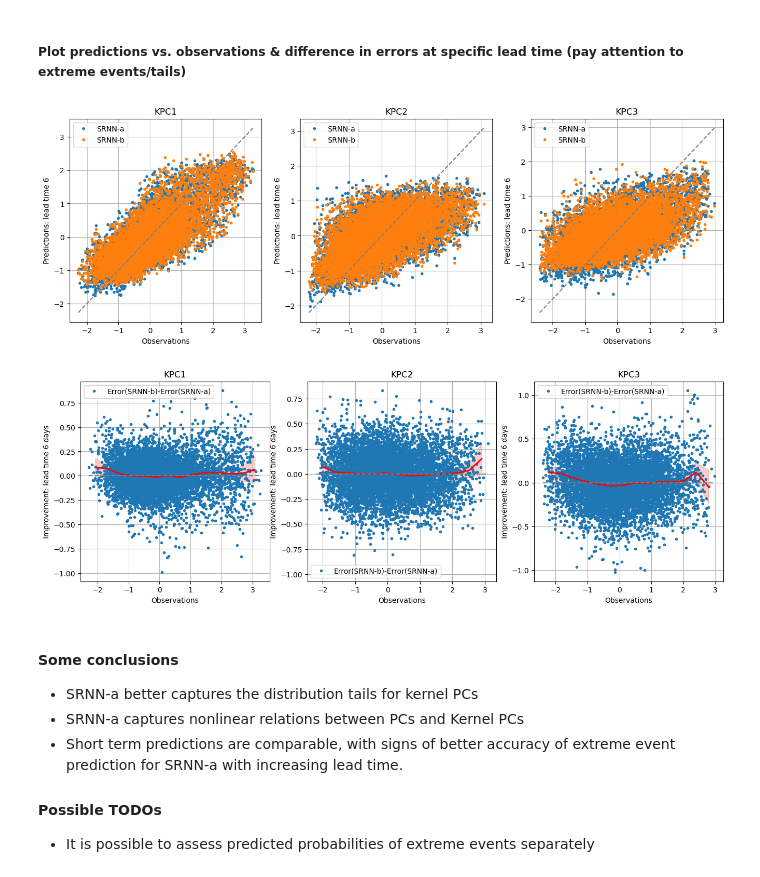
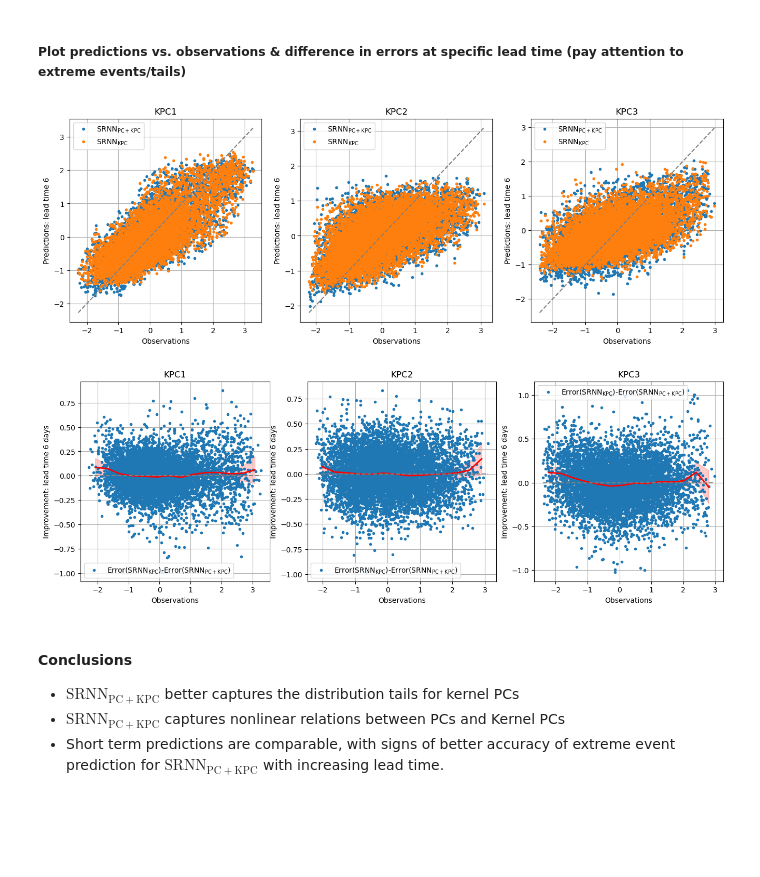
Before and after one commit to andrei-ml/stochastic-rnn, a Jupyter notebook: atmospheric_regimes_modeling/ncep_reanalysis_hgt_100hpa/step5_results.ipynb, the cells around one changed output. Drawn from its saved outputs; the diff is of its cells as text; code cells hidden in the pictures; blank space fills up the shorter version.

```diff
--- a/atmospheric_regimes_modeling/ncep_reanalysis_hgt_100hpa/step5_results.ipynb
+++ b/atmospheric_regimes_modeling/ncep_reanalysis_hgt_100hpa/step5_results.ipynb
@@ -179,7 +179,7 @@ for i in range(d):
     for j in range(0,time.shape[0]):
         if j%2==0:
             ax.axvspan(time[j,0], time[j,-1], alpha=0.3, color='gray')
-    ax.plot(time.T,evaluation_kpcs[...,i].T,'-k',label='Data')
+    ax.plot(time.T,evaluation_kpcs[...,i].T,'-k',label=r'Data')
 
     ax.set_xlim(time[0,0],time[0,0]+50)#1990,2023)
 
@@ -194,11 +194,11 @@ fig=plt.figure(figsize=(10,4))
 fig.subplots_adjust(hspace=0.6)
 for i in range(d):
     ax=fig.add_subplot(d,1,i+1)
-    ax.set_title('SRNN-2 Emulation: KPC %d'%(i+1))
+    ax.set_title(r'$\mathrm{SRNN}_{\mathrm{PC+KPC}}$ Emulation: KPC %d'%(i+1))
     for j in range(0,time.shape[0]):
         if j%2==0:
             ax.axvspan(time[j,0], time[j,-1], alpha=0.3, color='gray')
-    ax.plot(time.T,predicted_kpcs_a[...,i].T,'-',color='tab:blue',label='SRNN')
+    ax.plot(time.T,predicted_kpcs_a[...,i].T,'-',color='tab:blue',label=r'SRNN')
 
     ax.set_xlim(time[0,0],time[0,0]+50)#1990,2023)
 
@@ -212,11 +212,11 @@ fig=plt.figure(figsize=(10,4))
 fig.subplots_adjust(hspace=0.6)
 for i in range(d):
     ax=fig.add_subplot(d,1,i+1)
-    ax.set_title('SRNN-1 Emulation: KPC %d'%(i+1))
+    ax.set_title(r'$\mathrm{SRNN}_{\mathrm{KPC}}$ Emulation: KPC %d'%(i+1))
     for j in range(0,time.shape[0]):
         if j%2==0:
             ax.axvspan(time[j,0], time[j,-1], alpha=0.3, color='gray')
-    ax.plot(time.T,predicted_kpcs_b[...,i].T,'-',color='tab:red',label='SRNN')
+    ax.plot(time.T,predicted_kpcs_b[...,i].T,'-',color='tab:red',label=r'SRNN')
 
     ax.set_xlim(time[0,0],time[0,0]+50)#1990,2023)
 
@@ -495,7 +365,7 @@ for i in range(3):
         ax.plot(predicted_pcs_a[:,:, i].flatten(), predicted_kpcs_a[:,:, j].flatten(),'.',color='tab:blue',markersize=1)
         ax.set_xlabel(f"$PC_{i+1}$")
         ax.set_ylabel(f"$KPC_{j+1}$")
-        ax.set_title('SRNN-2 data')
+        ax.set_title(r'$\mathrm{SRNN}_{\mathrm{PC+KPC}}$')
         ax.set_xlim(-4,4)
         ax.set_ylim(-3.8,5.)
 plt.savefig('fig_pc_kpc_map_srnn_a')
@@ -532,0 +379,22 @@ plt.close(fig)
+# %%
+all_predicted_pcs,all_predicted_kpcs,all_observed_pcs,all_observed_kpcs=joblib.load(os.path.join(processed_data_path,'predicted_data_short_4a.jpkl'))
+errors=all_predicted_kpcs-all_observed_kpcs
+evaluation_data_mse_a=(errors**2).mean(axis=(0,1))
+
+all_predicted_kpcs,all_observed_kpcs=joblib.load(os.path.join(processed_data_path,'predicted_data_short_4b.jpkl'))
+errors=all_predicted_kpcs-all_observed_kpcs
+evaluation_data_mse_b=(errors**2).mean(axis=(0,1))
+
+nkpcs=evaluation_data_mse_a.shape[-1]
+fig, axs = plt.subplots(nkpcs,1,figsize=(8,10))
+fig.subplots_adjust(hspace=0.3)
+for i in range(nkpcs):
+    ax=axs[i]
+    ax.set_title('KPC%d'%(i+1))
+    #ax.plot(np.sqrt(training_data_mse[:,i]),'.-',label=r'training set RMSE')
+    ax.plot(np.sqrt(evaluation_data_mse_a[:,i]),'.-',label=r'$\mathrm{SRNN}_{\mathrm{PC+KPC}}$: RMSE')
+    ax.plot(np.sqrt(evaluation_data_mse_b[:,i]),'.-',label=r'$\mathrm{SRNN}_{\mathrm{KPC}}$: RMSE')
+    ax.legend()
+    ax.grid(True)
+plt.show()
+plt.close(fig)
@@ -543,9 +413,9 @@ fig.subplots_adjust(hspace=0.3)
 for i in range(nkpcs):
     ax=axs[i]
     ax.set_title('KPC%d'%(i+1))
-    #ax.plot(np.sqrt(training_data_mse[:,i]),'.-',label='training set RMSE')
-    ax.plot(all_observed_kpcs_a[...,t,i].flatten(),all_predicted_kpcs_a[...,t,i].flatten(),'.',label='SRNN-a')
-    ax.plot(all_observed_kpcs_b[...,t,i].flatten(),all_predicted_kpcs_b[...,t,i].flatten(),'.',label='SRNN-b')
+    #ax.plot(np.sqrt(training_data_mse[:,i]),'.-',label=r'training set RMSE')
+    ax.plot(all_observed_kpcs_a[...,t,i].flatten(),all_predicted_kpcs_a[...,t,i].flatten(),'.',label=r'$\mathrm{SRNN}_{\mathrm{PC+KPC}}$')
+    ax.plot(all_observed_kpcs_b[...,t,i].flatten(),all_predicted_kpcs_b[...,t,i].flatten(),'.',label=r'$\mathrm{SRNN}_{\mathrm{KPC}}$')
     xx=np.linspace(np.amin(all_observed_kpcs_a[...,t,i]),np.amax(all_observed_kpcs_a[...,t,i]))
     ax.plot(xx,xx,'--',color='gray')
     ax.set_xlabel('Observations')
@@ -560,45 +430,41 @@ fig.subplots_adjust(hspace=0.3)
 for i in range(nkpcs):
     ax=axs[i]
     ax.set_title('KPC%d'%(i+1))
-    #ax.plot(np.sqrt(training_data_mse[:,i]),'.-',label='training set RMSE')
+    #ax.plot(np.sqrt(training_data_mse[:,i]),'.-',label=r'training set RMSE')
 
     x=all_observed_kpcs_a[...,t,i].flatten()
     y=np.abs(all_predicted_kpcs_b[...,t,i].flatten()-all_observed_kpcs_b[...,t,i].flatten())-np.abs(all_predicted_kpcs_a[...,t,i].flatten()-all_observed_kpcs_a[...,t,i].flatten())
 
     bins = np.linspace(x.min(), x.max(), 15)
     bin_centers = 0.5 * (bins[:-1] + bins[1:])
     y_mean, y_sem = [], []
 
     for j in range(len(bins) - 1):
         yb = y[(x >= bins[j]) & (x < bins[j+1])]
         if len(yb):
             y_mean.append(yb.mean())
             y_sem.append(3*yb.std(ddof=1) / np.sqrt(len(yb)))
-    ax.plot(x,y,'.',label='Error(SRNN-b)-Error(SRNN-a)')
+    ax.plot(x,y,'.',label=r'Error($\mathrm{SRNN}_{\mathrm{KPC}}$)-Error($\mathrm{SRNN}_{\mathrm{PC+KPC}}$)')
     ax.plot(bin_centers[:len(y_mean)], y_mean, 'r-', lw=2)
     ax.fill_between(bin_centers[:len(y_mean)],
                  np.array(y_mean) - np.array(y_sem),
                  np.array(y_mean) + np.array(y_sem),
                  color='r', alpha=0.2)
 
     xx=np.linspace(np.amin(all_observed_kpcs_a[...,t,i]),np.amax(all_observed_kpcs_a[...,t,i]))
     ax.plot(xx,xx*0,'--',color='gray')
     ax.set_xlabel('Observations')
     ax.set_ylabel(f'Improvement: lead time {t} days')
     ax.legend()
     ax.grid(True)
 plt.show()
 plt.close(fig)
 # %% [output]
-[figure, old version]
+[figure, new version]
-[figure, old version]
+[figure, new version]
 # %% [markdown]
-#### **Some conclusions**
+#### **Conclusions**
 
-- SRNN-a better captures the distribution tails for kernel PCs
-- SRNN-a captures nonlinear relations between PCs and Kernel PCs
-- Short term predictions are comparable, with signs of better accuracy of extreme event prediction for SRNN-a with increasing lead time.
-
-#### **Possible TODOs**
-
-- It is possible to assess predicted probabilities of extreme events separately
+- $\mathrm{SRNN}_{\mathrm{PC+KPC}}$ better captures the distribution tails for kernel PCs
+- $\mathrm{SRNN}_{\mathrm{PC+KPC}}$ captures nonlinear relations between PCs and Kernel PCs
+- Short term predictions are comparable, with signs of better accuracy of extreme event prediction for $\mathrm{SRNN}_{\mathrm{PC+KPC}}$ with increasing lead time.
```
Also changed, not shown: parts of 7 cells of this notebook, 1 other file.
